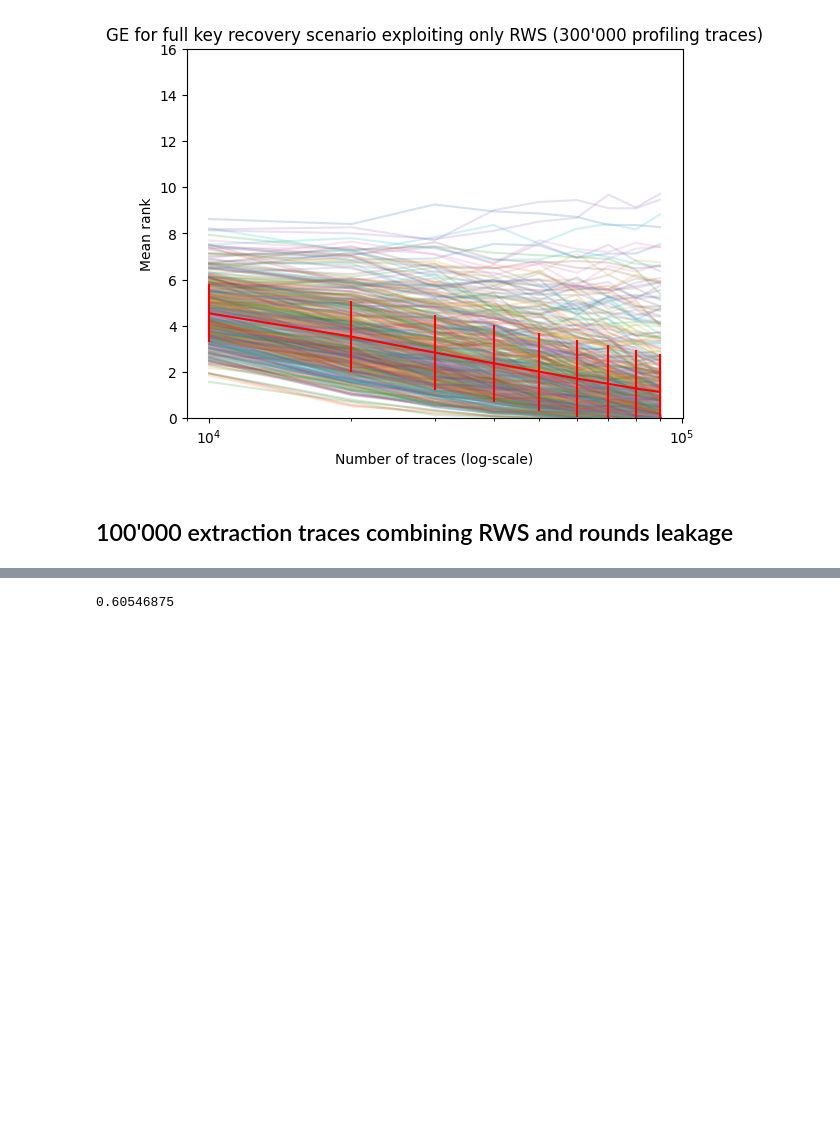
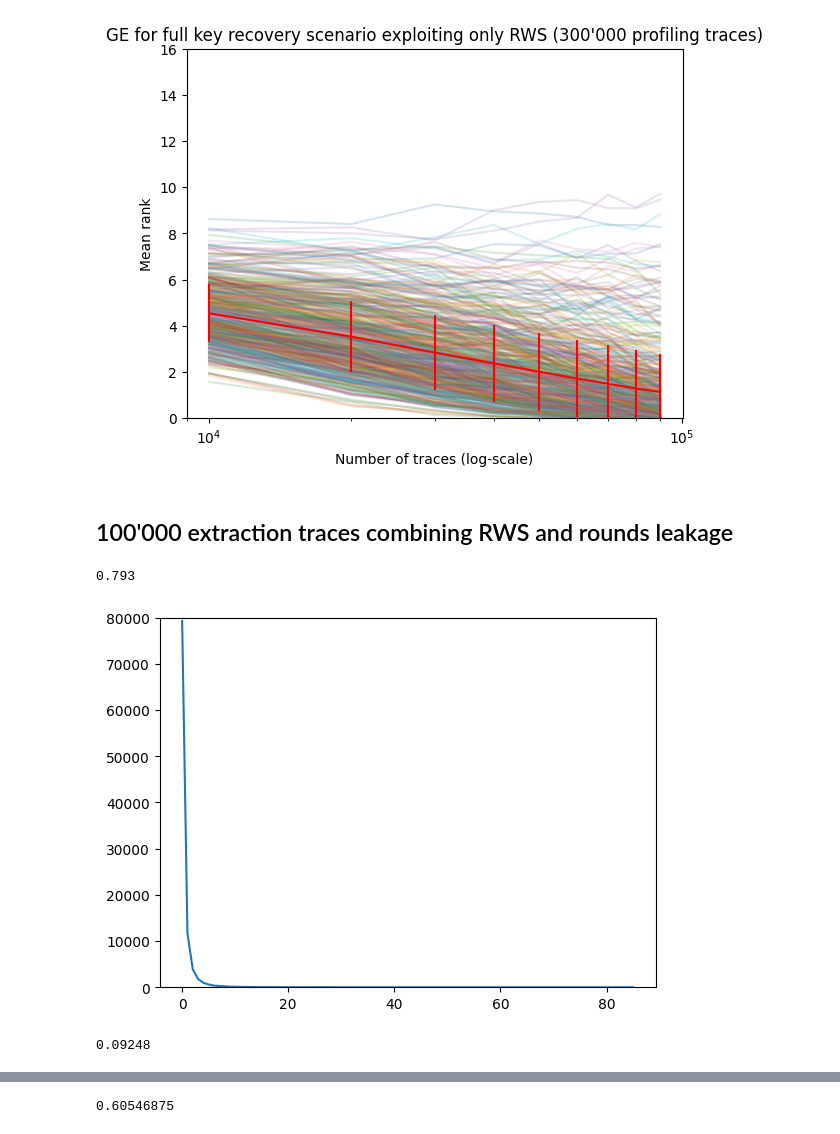
Before and after one commit to Pace222/Elisabeth-b4-SCA, a Jupyter notebook: protected_side_channel_attack/deep_learning_evaluation.ipynb, the cells around one changed output, grey strips where cells are left out. Cells and saved outputs as stored; diff of their text form; code cells hidden in the pictures; blank space fills up the shorter version.

```diff
--- a/protected_side_channel_attack/deep_learning_evaluation.ipynb
+++ b/protected_side_channel_attack/deep_learning_evaluation.ipynb
@@ -579 +579,21 @@ with open("y_extraction_epoch_35.pic", "rb") as r:
     y_predicted_rounds = pic.load(r)
+# %%
+from templates import rws_classifications_per_trace, reconstruct_key
+_, rws_perms_true, _, round_perms_true, _, copy_perms_true, _, rws_masks_true, _, round_masks_true = train_test_split(rws_perms_labels, round_perms_labels, np.moveaxis(copy_perms_labels, -1, 0), np.moveaxis(rws_masks_labels[:24], -1, 0), np.moveaxis(masks_labels, -1, 0), test_size=TEST_SIZE, random_state=0)
+_, seeds_extraction = train_test_split(seeds_total, test_size=TEST_SIZE, random_state=0)
+rws_perm_probas = y_predicted_rws[0]
+rws_masks_probas = np.stack([np.stack(y_predicted_rws[i:i+2], axis=1) for i in range(1, len(y_predicted_rws), 2)], axis=1)
+round_perm_probas = y_predicted_rounds[0]
+copy_perm_probas = y_predicted_rounds[1][:, np.newaxis, :]
+masks_probas = np.stack([np.stack(y_predicted_rounds[i:i+2], axis=1) for i in range(2, len(y_predicted_rounds), 2)], axis=1)[:, np.newaxis, ...]
+# %%
+plt.plot(*np.unique(guessing_entropy(rws_perm_probas, rws_perms_true), return_counts=True))
+plt.ylim([0, 80_000])
+np.count_nonzero(np.argmax(rws_perm_probas, axis=1) == rws_perms_true)/rws_perms_true.shape[0]
+# %% [output]
+0.793
+[figure, added]
+# %%
+np.count_nonzero(np.argmax(rws_masks_probas, axis=-1) == rws_masks_true) / rws_masks_true.size
+# %% [output]
+0.09248
```
Also changed, not shown: parts of 59 cells of this notebook, 35 other files.
